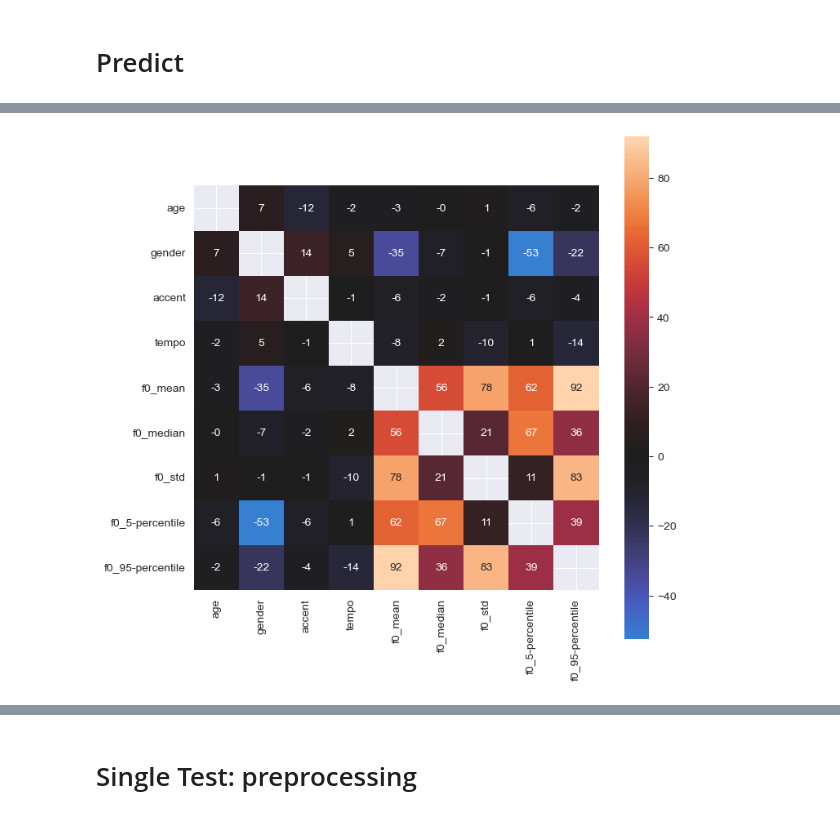
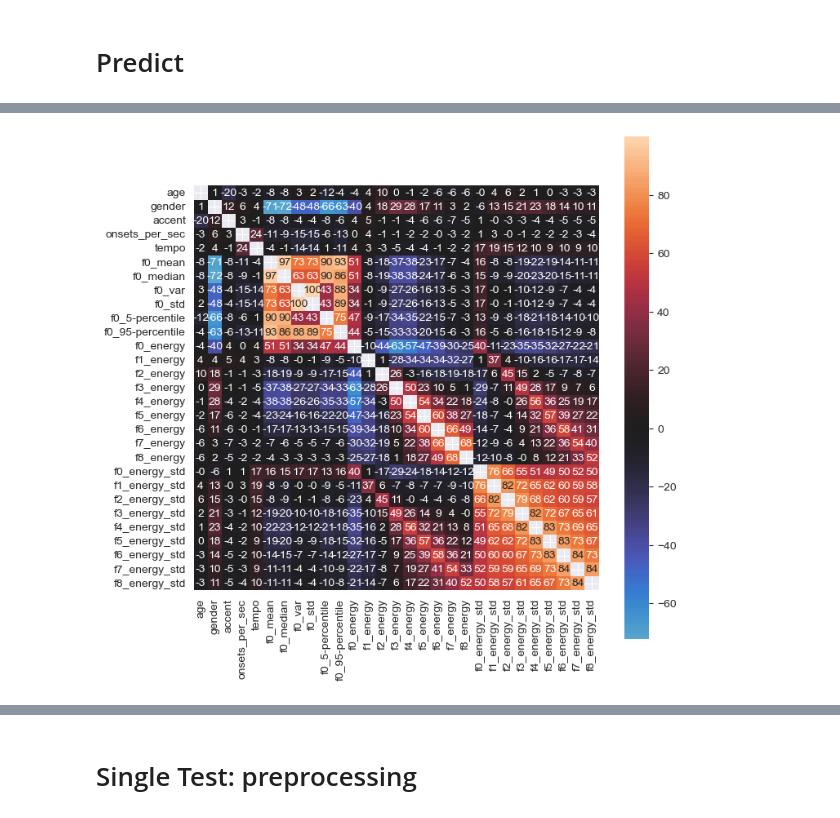
Before and after one commit to shenchris/un2015, a Jupyter notebook: un2015.ipynb, the cells around one changed output, grey strips where cells are left out. Saved outputs shown, nothing was run; the diff lists cells and outputs as text; code cells hidden in the pictures.

```diff
--- a/un2015.ipynb
+++ b/un2015.ipynb
@@ -26,10 +26,11 @@ from sklearn.metrics import ConfusionMatrixDisplay
 # Define paths
 csv_file = 'common-voice/versions/2/cv-valid-train.csv'
 mp3_folder = 'common-voice/versions/2/cv-valid-train'
-output_csv = "common-voice/versions/2/train_features_filter.csv"
+output_csv = "assests/train_features_filter_2.csv"
 
-sample_rate = 22050          # sample_rate
-length_of_audio = 5 # seconds
+SAMPLING_RATE = 16000          # sample_rate
+AUDIO_LENGTH = 5               # seconds
+EXPECT_DATASIZE = 10000
 # %%
 df = pd.read_csv(csv_file)
 df.drop(['text', 'up_votes', 'down_votes', 'duration'], axis=1, inplace=True)
@@ -296,0 +289,10 @@ print(df_first_13.shape)
+# %%
+df_features_transform = df_features.apply(
+    lambda x: np.log1p(x)
+    if x.name not in ["age", "gender", "filename", "accent", "onsets_per_sec"]
+    else x)
+
+# Let's look at the distribution once more
+df_features_transform.drop(columns=["age", "gender", "filename", "accent"], errors='ignore').hist(bins=100, figsize=(14, 10))
+plt.tight_layout()
+plt.show();
@@ -297,11 +332,12 @@ print(df_first_13.shape)
 # %%
 plt.figure(figsize=(8, 8))
-df_corr = df_features_transform.iloc[:, 1:13].drop(columns=["filename", "number_of_words", "duration","word_per_sec"], errors='ignore').corr() * 100
+# df_corr = df_features_transform.iloc[:, 1:13].drop(columns=["filename", "number_of_words", "duration","word_per_sec"], errors='ignore').corr() * 100
+df_corr = df_features_transform.drop(columns=["filename"], errors='ignore').corr() * 100
 sns.heatmap(df_corr, square=True, annot=True, fmt=".0f",
             mask=np.eye(len(df_corr)), center=0)
-plt.show()
+plt.savefig("assests/feature coor.png")
 # %% [output]
-[figure, old version]
+[figure, new version]
 # %%
 targets = ["age","gender","accent"]
 def draw_pca_capture(dataframe):
```
Also changed, not shown: parts of 57 cells of this notebook, 17 other files.
